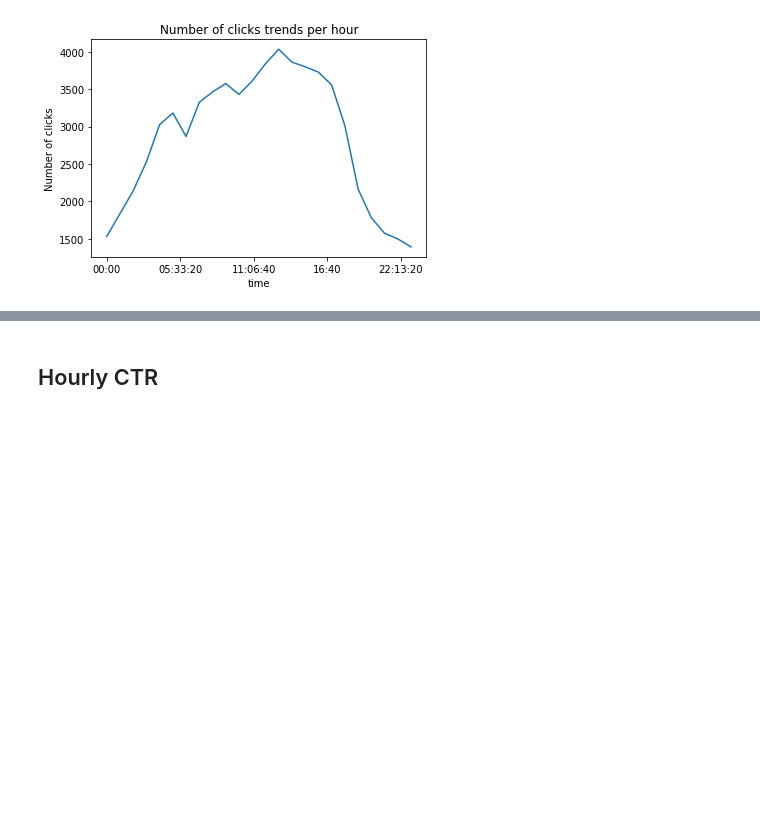
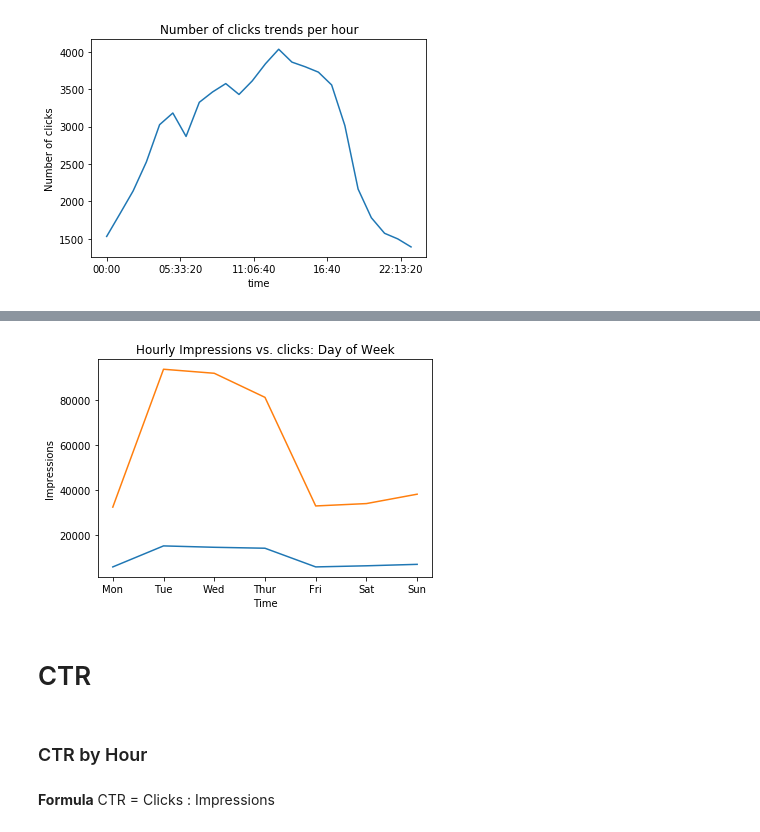
Before and after one commit to kanalyzers/ad_optimization, a Jupyter notebook: notebooks/julia_book.ipynb, the cells around one changed output, grey strips where cells are left out. Saved outputs shown, nothing was run; the diff lists cells and outputs as text; code cells hidden in the pictures; blank space fills up the shorter version.

```diff
--- a/notebooks/julia_book.ipynb
+++ b/notebooks/julia_book.ipynb
@@ -301,0 +313,5 @@ AttributeError: 'list' object has no attribute 'plot'
+# %%
+# ORDER MATTERS
+click_per_view_per_dow = sub_df.groupby(['day_of_week','click']).size().unstack()
+click_per_view_per_dow['total'] = click_per_view_per_dow.sum(axis=1)
+click_per_view_per_dow
@@ -302,2 +328,18 @@ AttributeError: 'list' object has no attribute 'plot'
+# %%
+# plt.plot(click_per_view_per_hour, figsize = (12,6))
+plt.plot(click_per_view_per_dow[1])
+plt.plot(click_per_view_per_dow['total'])
+x = ['Mon', 'Tue', 'Wed','Thur','Fri','Sat','Sun']
+plt.xticks(range(7), x)
+plt.ylabel('Impressions')
+plt.xlabel('Time')
+plt.title('Hourly Impressions vs. clicks: Day of Week')
+plt.show()
+# %% [output]
+[figure, added]
 # %% [markdown]
-## Hourly CTR
+# CTR
+# %% [markdown]
+### CTR by Hour
+# %% [markdown]
+**Formula** CTR = Clicks : Impressions
```
Also changed, not shown: parts of 61 cells of this notebook.
